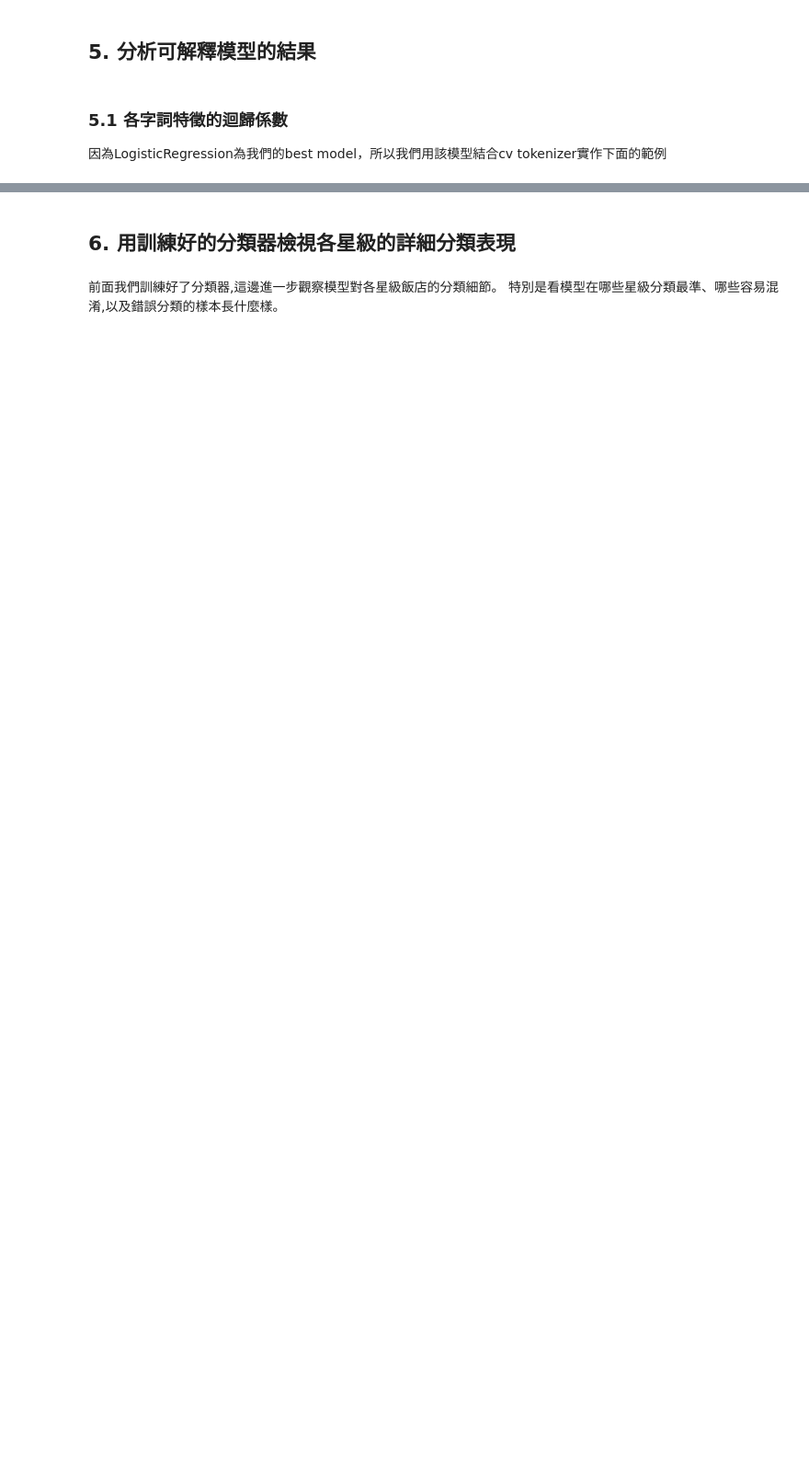
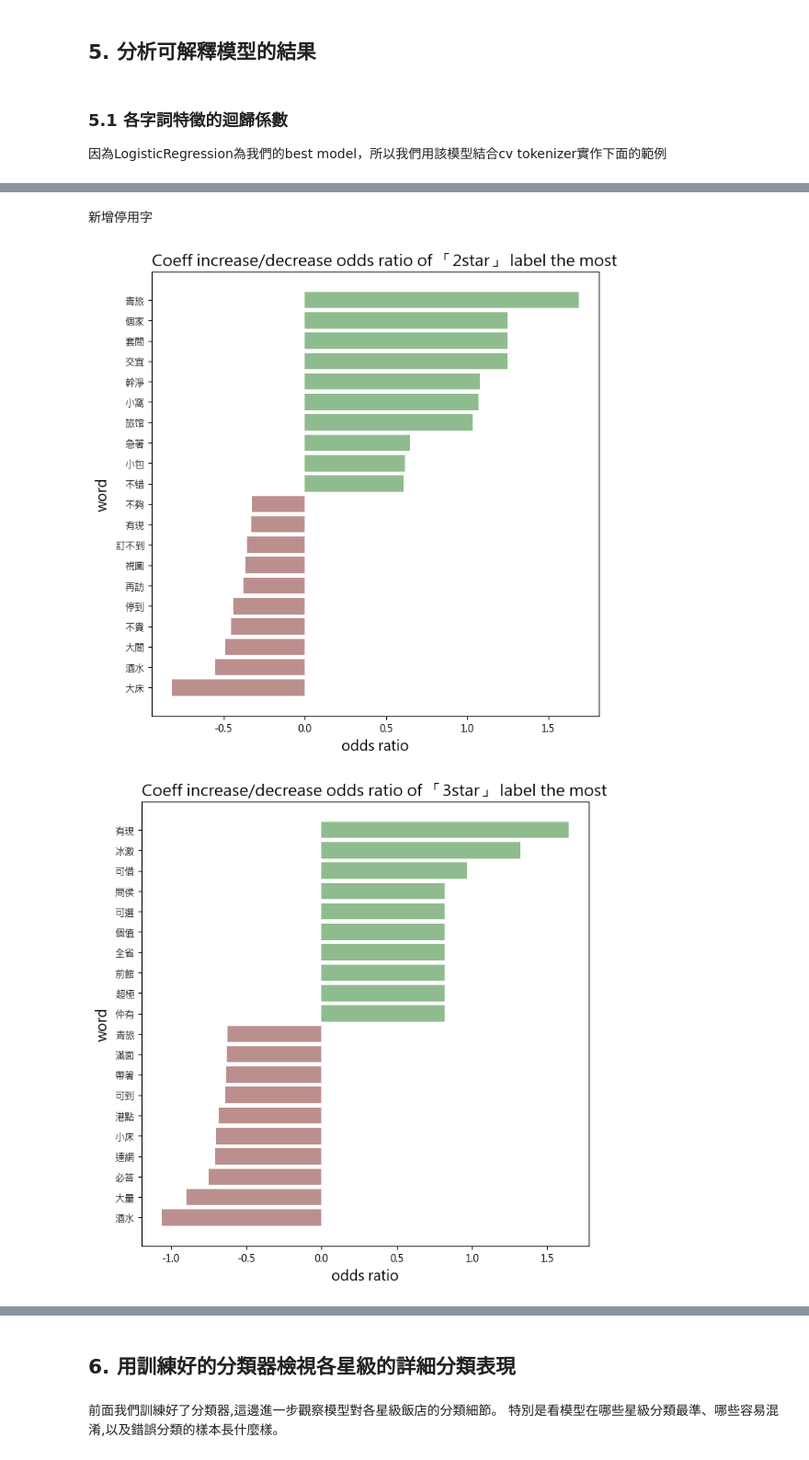
Before and after one commit to wooooodfire/SMA_G2_PRJ1, a Jupyter notebook: tripadvisor-project1-ver2.ipynb, the cells around one changed output, grey strips where cells are left out. Shown at 92% size. Cells and saved outputs as stored; diff of their text form; code cells hidden in the pictures; blank space fills up the shorter version.

```diff
--- a/tripadvisor-project1-ver2.ipynb
+++ b/tripadvisor-project1-ver2.ipynb
@@ -780,0 +677,48 @@ plot_coef(
+# %% [markdown]
+新增停用字
+# %%
+import jieba.posseg as pseg
+
+# 1. 重新精簡停用詞：只放「絕對無意義」的詞，把「乾淨、舒適」拿掉
+core_stopwords = set(stopWords + [
+    '飯店', '酒店', '旅館', '感覺', '覺得', '入住', '真的', '真得', '一個',
+    '發現', '結果', '甚至', '整體', '地方', '內容', '下次', '瀚品', '漢來',
+    '有著', '樣樣', '連住', '還算', '沒話', '看著', '看得到', '看得', '要來', '整間', '超有', '小點',
+    '看得到', '不負', '沒給', '可供', '有現', '有著', '要來'
+])
+
+def balanced_filter(text):
+    words = pseg.cut(text.replace(" ", ""))
+    # 允許：名詞(n)、形容詞(a)、動詞(v)
+    # 排除：地名(ns)、人名(nr)、機構名(nt)、代名詞(r)
+    allowed_pos = {'n', 'a', 'v'}
+
+    res = []
+    for word, flag in words:
+        if flag in allowed_pos and word not in core_stopwords and len(word) > 1:
+            res.append(word)
+    return " ".join(res)
+
+# 套用新的過濾邏輯
+X_train_final = X_train.apply(balanced_filter)
+# %%
+# max_df=0.4：出現在 40% 以上評論的詞（如：服務、房間）視為雜訊
+# min_df=2：至少出現兩次，避免錯字
+vectorizer = TfidfVectorizer(
+    max_features=500,
+    max_df=0.4,
+    min_df=2
+)
+
+vec_train_final = vectorizer.fit_transform(X_train_final)
+clf_logistic.fit(vec_train_final, y_train)
+
+# 繪圖
+plot_coef(
+    logistic_reg_model=clf_logistic,
+    feature_names=vectorizer.get_feature_names_out(),
+    top_n=10
+)
+# %% [output]
+[figure, added]
+[figure, added]
```
Also changed, not shown: parts of 83 cells of this notebook.
